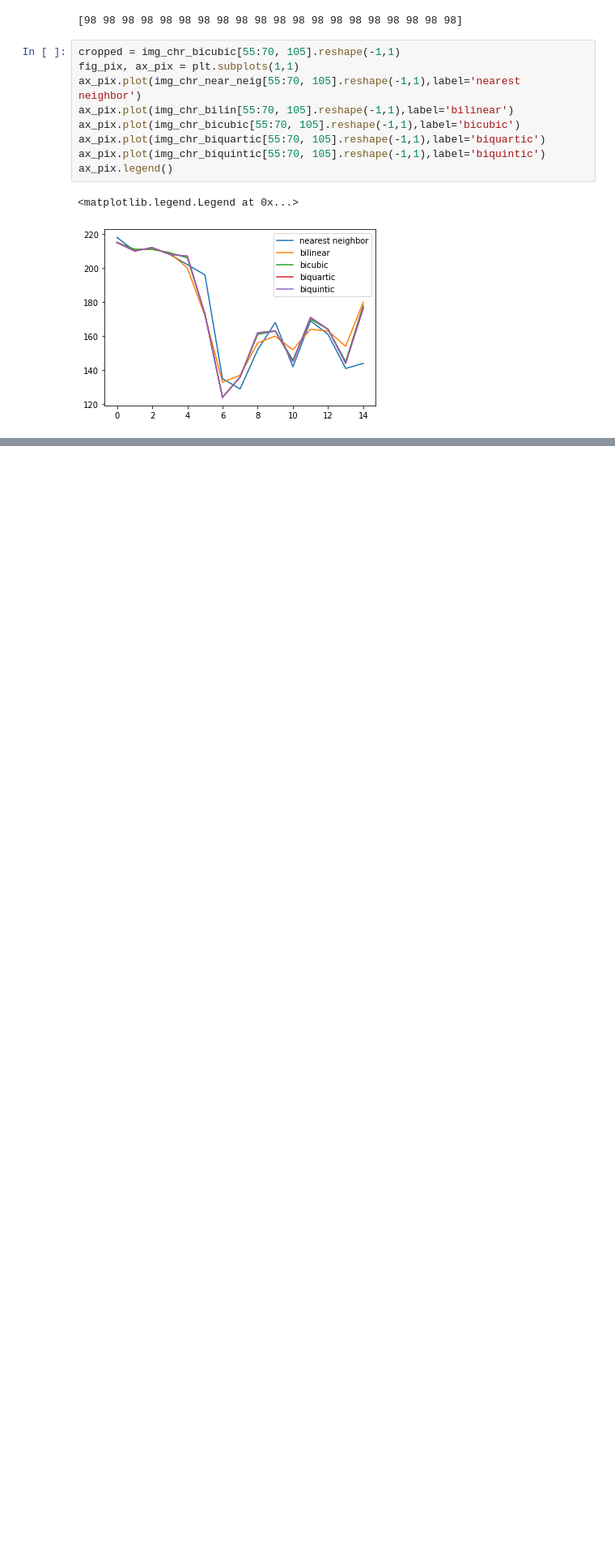
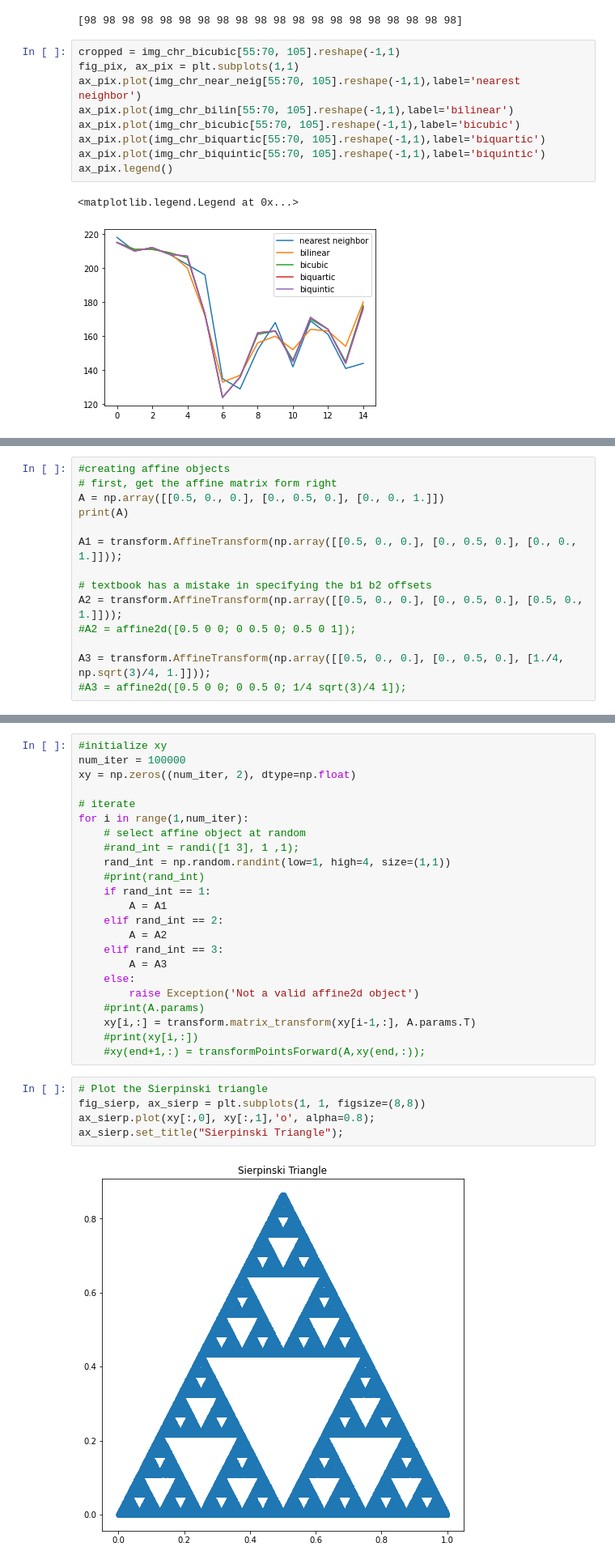
Before and after one commit to ecolon08/Digital-Image-Processing, a Jupyter notebook: Transformations/ec_dip_transformations_01.ipynb, the cells around one changed output, grey strips where cells are left out. Shown: that part at 81% size. Drawn from its saved outputs; the diff is of its cells as text; blank space fills up the shorter version.

```diff
--- a/Transformations/ec_dip_transformations_01.ipynb
+++ b/Transformations/ec_dip_transformations_01.ipynb
@@ -510,0 +516,14 @@ ax_pix.legend()
+# %%
+#creating affine objects
+# first, get the affine matrix form right
+A = np.array([[0.5, 0., 0.], [0., 0.5, 0.], [0., 0., 1.]])
+print(A)
+
+A1 = transform.AffineTransform(np.array([[0.5, 0., 0.], [0., 0.5, 0.], [0., 0., 1.]]));
+
+# textbook has a mistake in specifying the b1 b2 offsets
+A2 = transform.AffineTransform(np.array([[0.5, 0., 0.], [0., 0.5, 0.], [0.5, 0., 1.]]));
+#A2 = affine2d([0.5 0 0; 0 0.5 0; 0.5 0 1]);
+
+A3 = transform.AffineTransform(np.array([[0.5, 0., 0.], [0., 0.5, 0.], [1./4, np.sqrt(3)/4, 1.]]));
+#A3 = affine2d([0.5 0 0; 0 0.5 0; 1/4 sqrt(3)/4 1]);
@@ -510,0 +542,30 @@ ax_pix.legend()
+# %%
+#initialize xy
+num_iter = 100000
+xy = np.zeros((num_iter, 2), dtype=np.float)
+
+# iterate
+for i in range(1,num_iter):
+    # select affine object at random
+    #rand_int = randi([1 3], 1 ,1);
+    rand_int = np.random.randint(low=1, high=4, size=(1,1))
+    #print(rand_int)
+    if rand_int == 1:
+        A = A1
+    elif rand_int == 2:
+        A = A2
+    elif rand_int == 3:
+        A = A3
+    else:
+        raise Exception('Not a valid affine2d object')
+    #print(A.params)
+    xy[i,:] = transform.matrix_transform(xy[i-1,:], A.params.T)
+    #print(xy[i,:])
+    #xy(end+1,:) = transformPointsForward(A,xy(end,:));
+# %%
+# Plot the Sierpinski triangle
+fig_sierp, ax_sierp = plt.subplots(1, 1, figsize=(8,8))
+ax_sierp.plot(xy[:,0], xy[:,1],'o', alpha=0.8);
+ax_sierp.set_title("Sierpinski Triangle");
+# %% [output]
+[figure, added]
```
Also changed, not shown: parts of 3 cells of this notebook.
